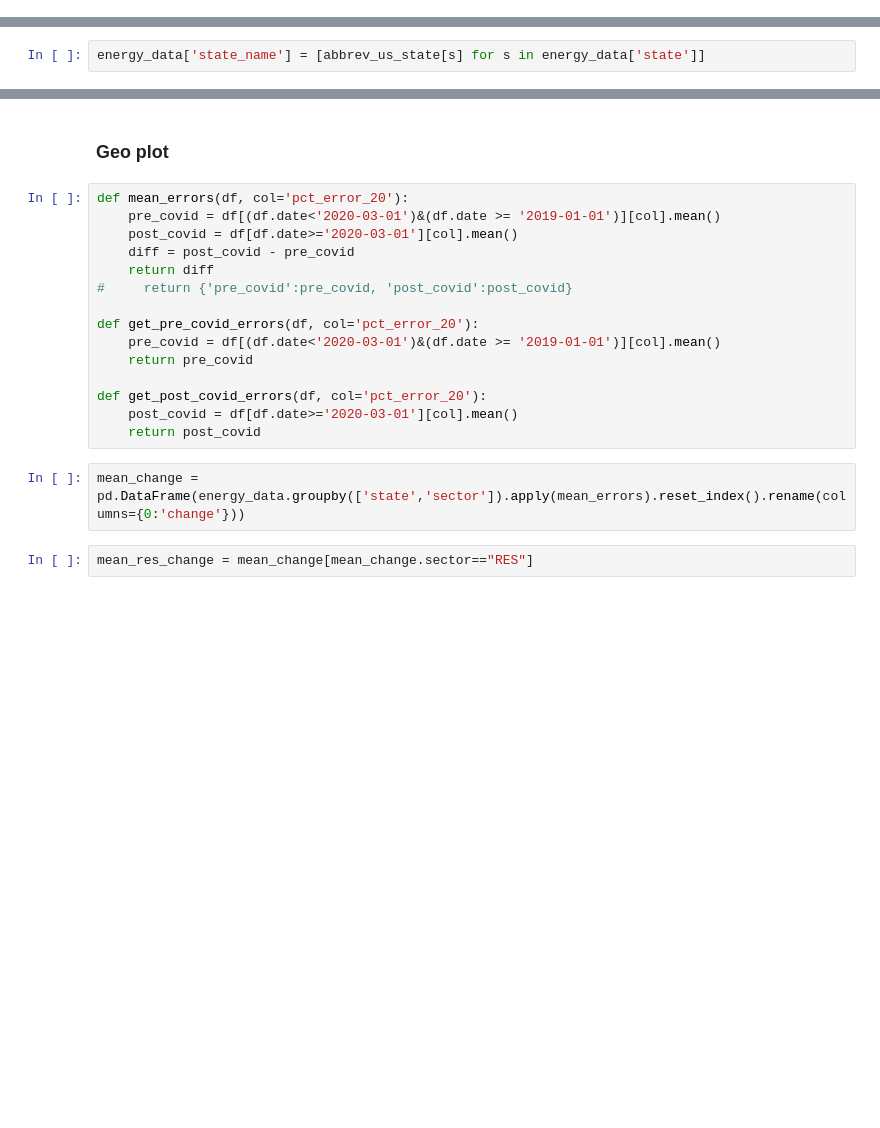
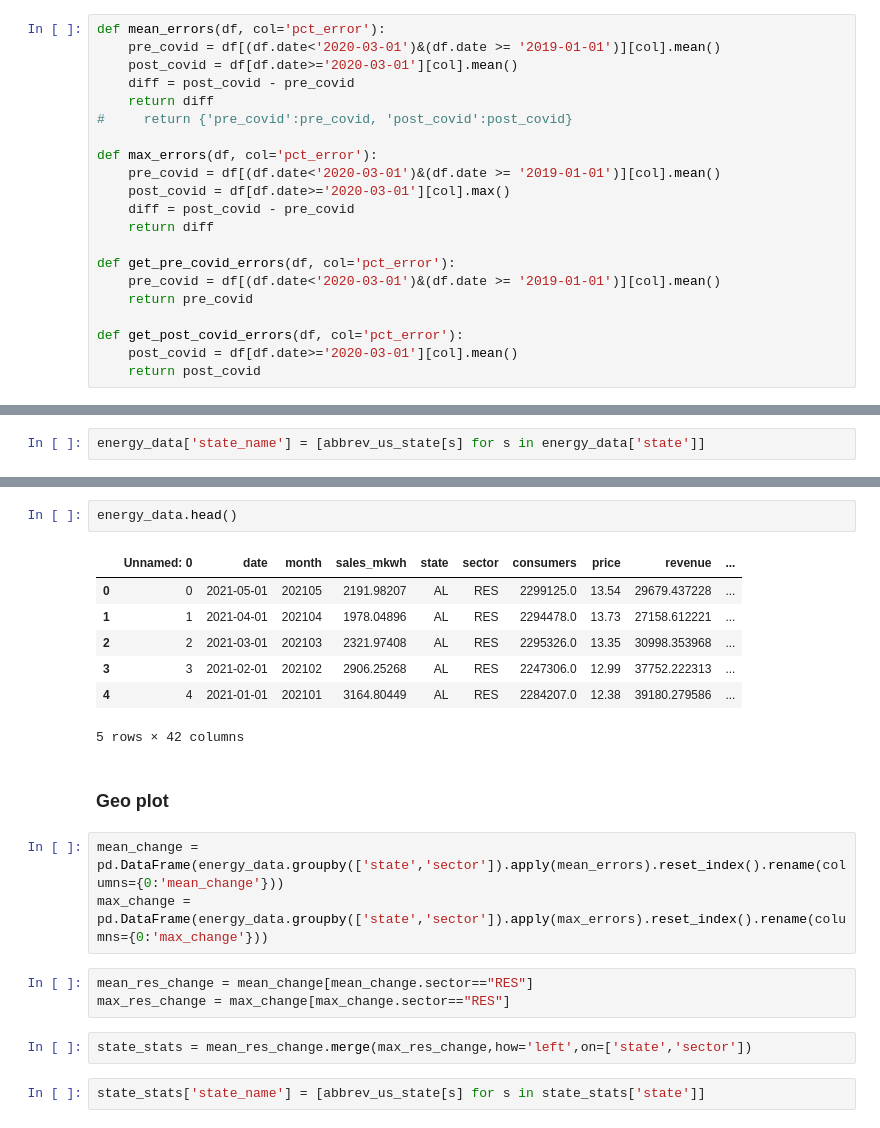
Before and after one commit to tsdataclinic/covid-energy-burden, a Jupyter notebook: src/EnergyViz.ipynb, the cells around one changed output, grey strips where cells are left out. Cells and saved outputs as stored; diff of their text form; blank space fills up the shorter version.

```diff
--- a/src/EnergyViz.ipynb
+++ b/src/EnergyViz.ipynb
@@ -24,3 +36,24 @@ energy_data.head()
+# %%
+def mean_errors(df, col='pct_error'):
+    pre_covid = df[(df.date<'2020-03-01')&(df.date >= '2019-01-01')][col].mean()
+    post_covid = df[df.date>='2020-03-01'][col].mean()
+    diff = post_covid - pre_covid
+    return diff
+#     return {'pre_covid':pre_covid, 'post_covid':post_covid}
+
+def max_errors(df, col='pct_error'):
+    pre_covid = df[(df.date<'2020-03-01')&(df.date >= '2019-01-01')][col].mean()
+    post_covid = df[df.date>='2020-03-01'][col].max()
+    diff = post_covid - pre_covid
+    return diff
+
+def get_pre_covid_errors(df, col='pct_error'):
+    pre_covid = df[(df.date<'2020-03-01')&(df.date >= '2019-01-01')][col].mean()
+    return pre_covid
+
+def get_post_covid_errors(df, col='pct_error'):
+    post_covid = df[df.date>='2020-03-01'][col].mean()
+    return post_covid
 # %%
 pre_covid_error = energy_data.groupby(['state','sector']).apply(get_pre_covid_errors).reset_index().rename(columns={0:'pre_covid_error'})
 post_covid_error = energy_data.groupby(['state','sector']).apply(get_post_covid_errors).reset_index().rename(columns={0:'post_covid_error'})
@@ -135,22 +238,23 @@ py.plot(fig, filename = 'res-energy-states', auto_open=True)
+# %%
+energy_data.head()
+# %% [output]
+|  | Unnamed: 0 | date | month | sales_mkwh | state | sector | consumers | price | revenue | ... |
+| 0 | 0 | 2021-05-01 | 202105 | 2191.98207 | AL | RES | 2299125.0 | 13.54 | 29679.437228 | ... |
+| 1 | 1 | 2021-04-01 | 202104 | 1978.04896 | AL | RES | 2294478.0 | 13.73 | 27158.612221 | ... |
+| 2 | 2 | 2021-03-01 | 202103 | 2321.97408 | AL | RES | 2295326.0 | 13.35 | 30998.353968 | ... |
+| 3 | 3 | 2021-02-01 | 202102 | 2906.25268 | AL | RES | 2247306.0 | 12.99 | 37752.222313 | ... |
+| 4 | 4 | 2021-01-01 | 202101 | 3164.80449 | AL | RES | 2284207.0 | 12.38 | 39180.279586 | ... |
+5 rows × 42 columns
 # %% [markdown]
 ### Geo plot
-# %%
-def mean_errors(df, col='pct_error_20'):
-    pre_covid = df[(df.date<'2020-03-01')&(df.date >= '2019-01-01')][col].mean()
-    post_covid = df[df.date>='2020-03-01'][col].mean()
-    diff = post_covid - pre_covid
-    return diff
-#     return {'pre_covid':pre_covid, 'post_covid':post_covid}
-
-def get_pre_covid_errors(df, col='pct_error_20'):
-    pre_covid = df[(df.date<'2020-03-01')&(df.date >= '2019-01-01')][col].mean()
-    return pre_covid
-
-def get_post_covid_errors(df, col='pct_error_20'):
-    post_covid = df[df.date>='2020-03-01'][col].mean()
-    return post_covid
 # %%
-mean_change = pd.DataFrame(energy_data.groupby(['state','sector']).apply(mean_errors).reset_index().rename(columns={0:'change'}))
+mean_change = pd.DataFrame(energy_data.groupby(['state','sector']).apply(mean_errors).reset_index().rename(columns={0:'mean_change'}))
+max_change = pd.DataFrame(energy_data.groupby(['state','sector']).apply(max_errors).reset_index().rename(columns={0:'max_change'}))
 # %%
 mean_res_change = mean_change[mean_change.sector=="RES"]
+max_res_change = max_change[max_change.sector=="RES"]
+# %%
+state_stats = mean_res_change.merge(max_res_change,how='left',on=['state','sector'])
+# %%
+state_stats['state_name'] = [abbrev_us_state[s] for s in state_stats['state']]
 # %%
```
Also changed, not shown: parts of 21 cells of this notebook, 1 other file.
